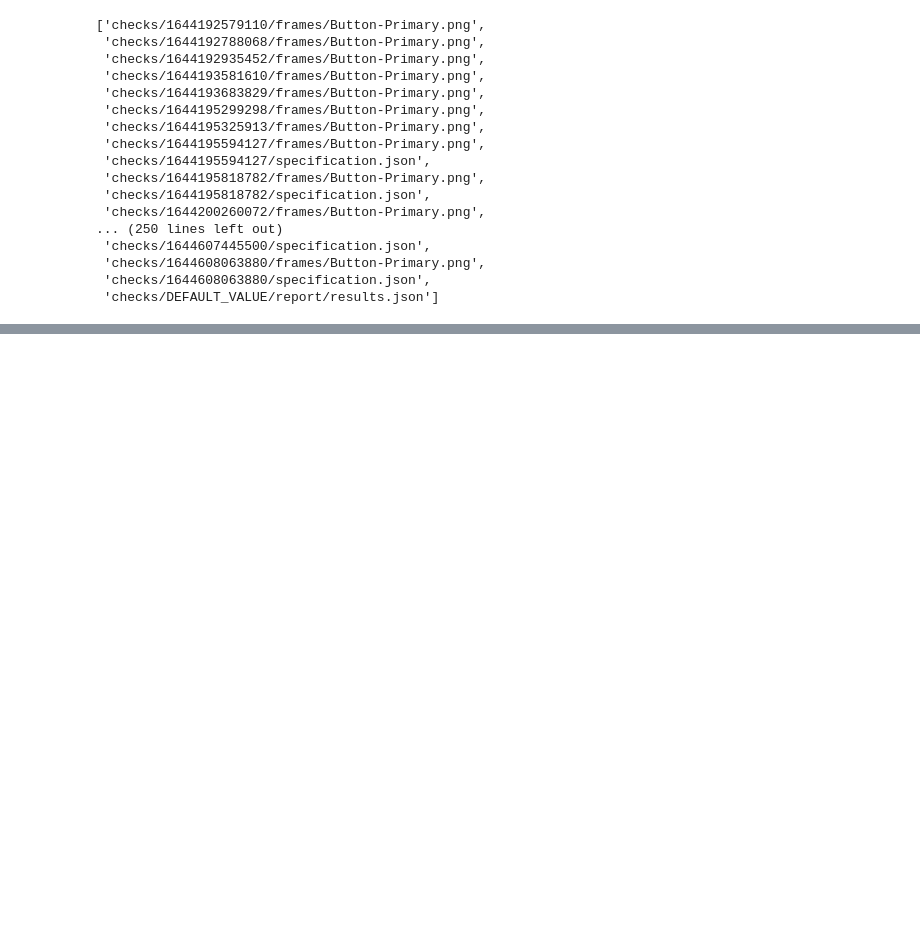
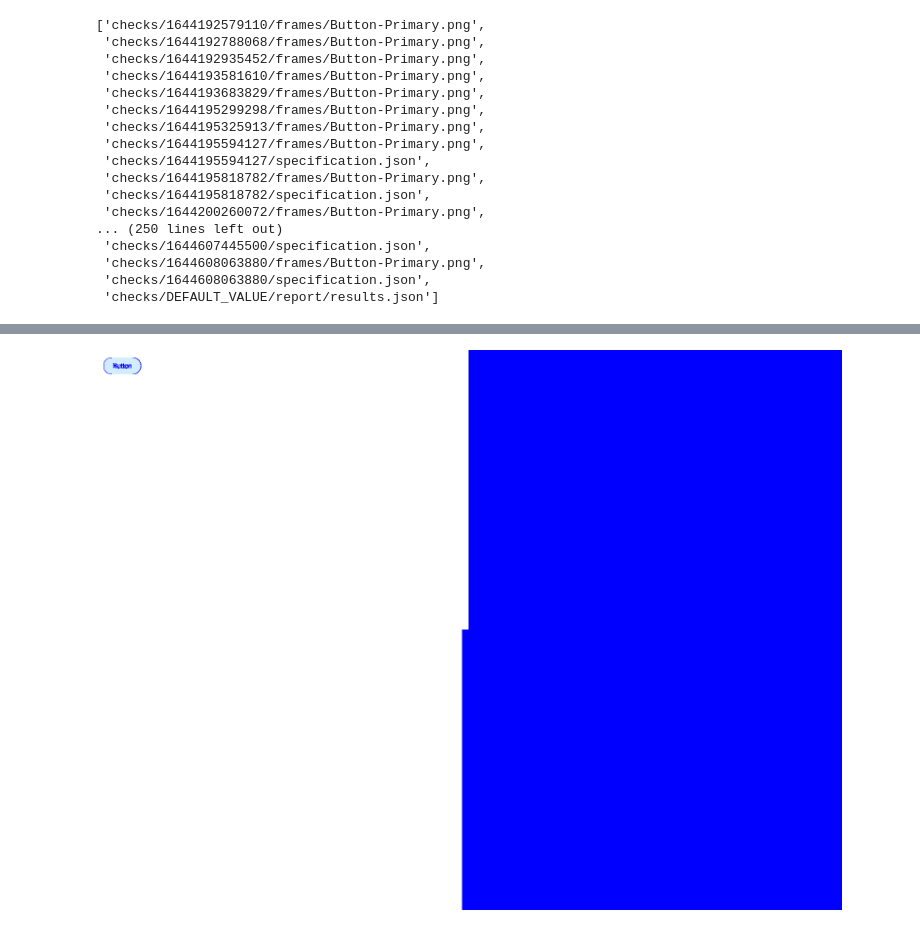
Before and after one commit to engi-network/same-story-api, a Jupyter notebook: nbs/SNS-SQS.ipynb, the cells around one changed output, grey strips where cells are left out. Saved outputs shown, nothing was run; the diff lists cells and outputs as text; code cells hidden in the pictures; blank space fills up the shorter version.

```diff
--- a/nbs/SNS-SQS.ipynb
+++ b/nbs/SNS-SQS.ipynb
@@ -369,0 +398,4 @@ b"{ 'MAE': '2.71081 (4.13644e-05)' }"
+# %%
+Image(data=download(bucket_name, blue_difference))
+# %% [output]
+[figure, added]
```
Also changed, not shown: parts of 11 cells of this notebook, 6 other files.
